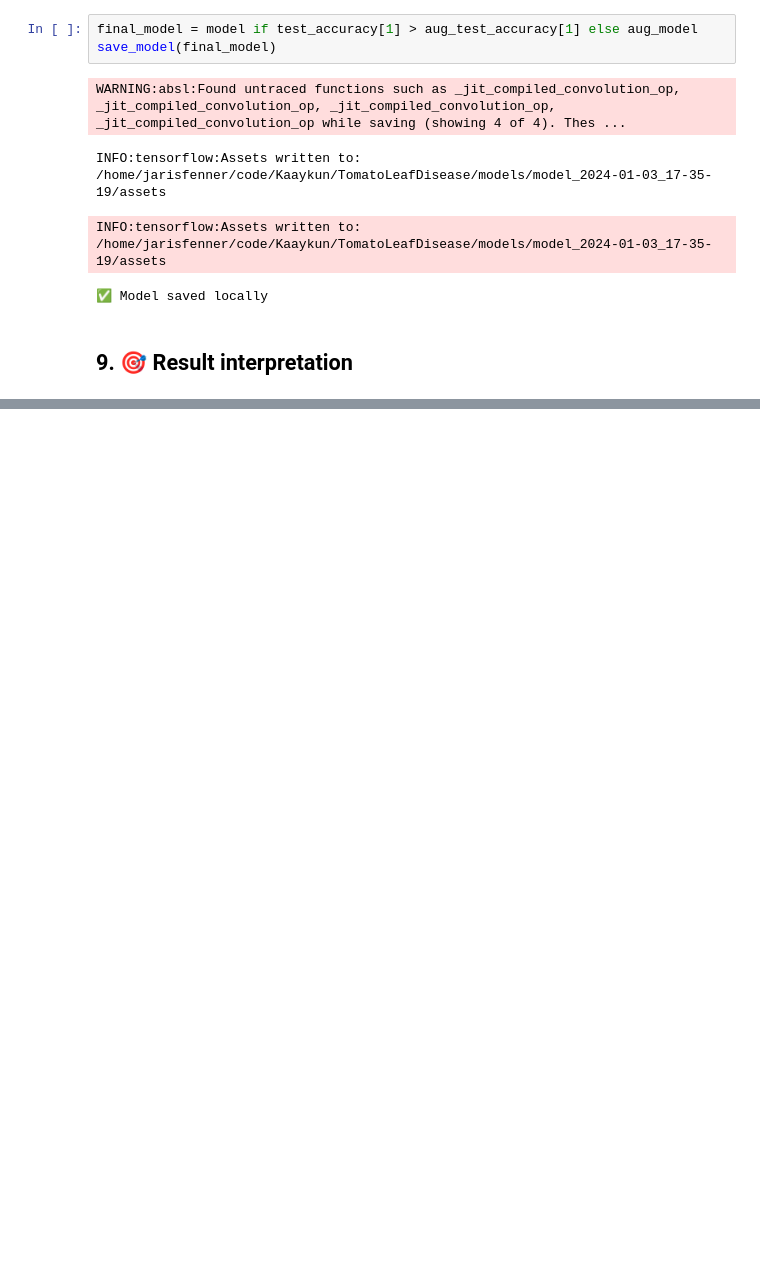
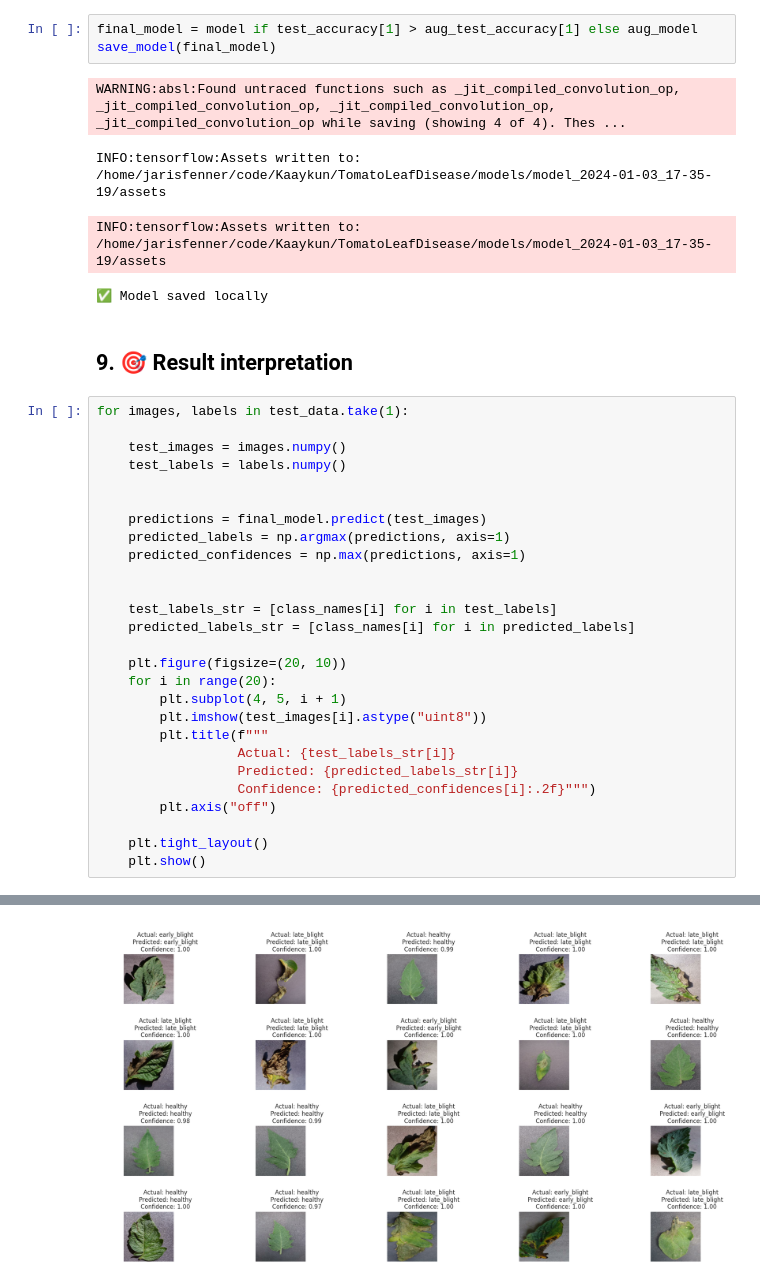
Before and after one commit to Kaaykun/TomatoLeafDisease, a Jupyter notebook: notebooks/TomatoLeafDisease.ipynb, the cells around one changed output, grey strips where cells are left out. Cells and saved outputs as stored; diff of their text form; blank space fills up the shorter version.

```diff
--- a/notebooks/TomatoLeafDisease.ipynb
+++ b/notebooks/TomatoLeafDisease.ipynb
@@ -637,3 +633,31 @@ INFO:tensorflow:Assets written to: /home/jarisfenner/code/Kaaykun/TomatoLeafDise
 ✅ Model saved locally
 # %% [markdown]
 ## 9. 🎯 Result interpretation
+# %%
+for images, labels in test_data.take(1):
+
+    test_images = images.numpy()
+    test_labels = labels.numpy()
+
+
+    predictions = final_model.predict(test_images)
+    predicted_labels = np.argmax(predictions, axis=1)
+    predicted_confidences = np.max(predictions, axis=1)
+
+
+    test_labels_str = [class_names[i] for i in test_labels]
+    predicted_labels_str = [class_names[i] for i in predicted_labels]
+
+    plt.figure(figsize=(20, 10))
+    for i in range(20):
+        plt.subplot(4, 5, i + 1)
+        plt.imshow(test_images[i].astype("uint8"))
+        plt.title(f"""
+                  Actual: {test_labels_str[i]}
+                  Predicted: {predicted_labels_str[i]}
+                  Confidence: {predicted_confidences[i]:.2f}""")
+        plt.axis("off")
+
+    plt.tight_layout()
+    plt.show()
+# %% [output]
@@ -639,0 +665 @@ INFO:tensorflow:Assets written to: /home/jarisfenner/code/Kaaykun/TomatoLeafDise
+[figure, added]
```
Also changed, not shown: parts of 5 cells of this notebook.
